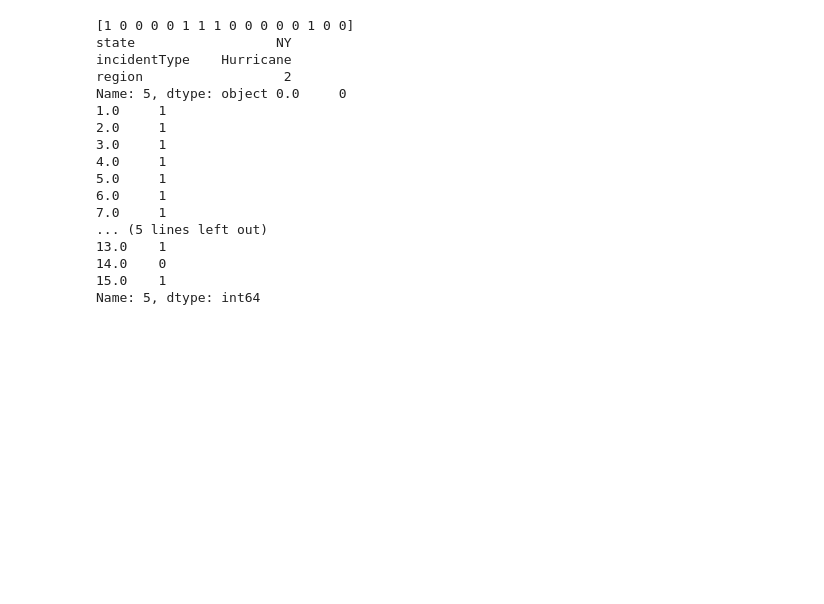
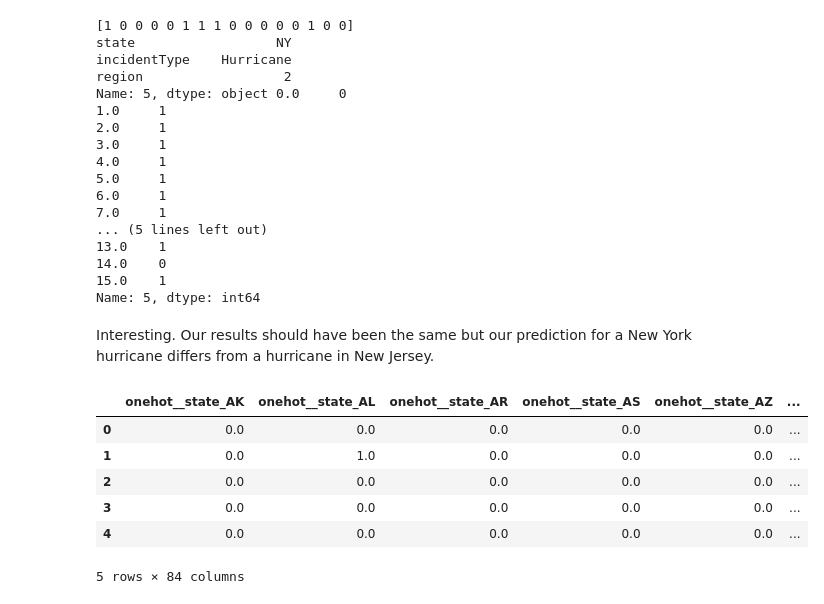
Before and after one commit to capstoneFA2025/FEMA-Recommender, a Jupyter notebook: multilabel_classification_condensed_by_incident.ipynb, the cells around one changed output. Saved outputs shown, nothing was run; the diff lists cells and outputs as text; code cells hidden in the pictures; blank space fills up the shorter version.

```diff
--- a/multilabel_classification_condensed_by_incident.ipynb
+++ b/multilabel_classification_condensed_by_incident.ipynb
@@ -322,3 +415,27 @@ Name: 5, dtype: object 0.0     0
 14.0    0
 15.0    1
 Name: 5, dtype: int64
+# %% [markdown]
+Interesting. Our results should have been the same but our prediction for a New York hurricane differs from a hurricane in New Jersey.
+# %%
+df_test = pd.read_parquet('combined_test_set.parquet')
+X_test, y_test = create_set(df_test, feature_columns, target_column)
+# %%
+X_test.drop(columns=['incidentId'], inplace=True)
+
+X_test_transformed = preprocessor_X.transform(X_test)
+feature_names_x = preprocessor_X.get_feature_names_out()
+X_test_transformed = pd.DataFrame(X_test_transformed, columns=feature_names_x)
+y_test_transformed = preprocessor_y.transform(y_test)
+feature_names_y = preprocessor_y.classes_
+y_test_transformed = pd.DataFrame(y_test_transformed, columns=feature_names_y)
+# %%
+X_test_transformed.head()
+# %% [output]
+|  | onehot__state_AK | onehot__state_AL | onehot__state_AR | onehot__state_AS | onehot__state_AZ | ... |
+| 0 | 0.0 | 0.0 | 0.0 | 0.0 | 0.0 | ... |
+| 1 | 0.0 | 1.0 | 0.0 | 0.0 | 0.0 | ... |
+| 2 | 0.0 | 0.0 | 0.0 | 0.0 | 0.0 | ... |
+| 3 | 0.0 | 0.0 | 0.0 | 0.0 | 0.0 | ... |
+| 4 | 0.0 | 0.0 | 0.0 | 0.0 | 0.0 | ... |
+5 rows × 84 columns
```
Also changed, not shown: parts of 13 cells of this notebook, 1 other file.
